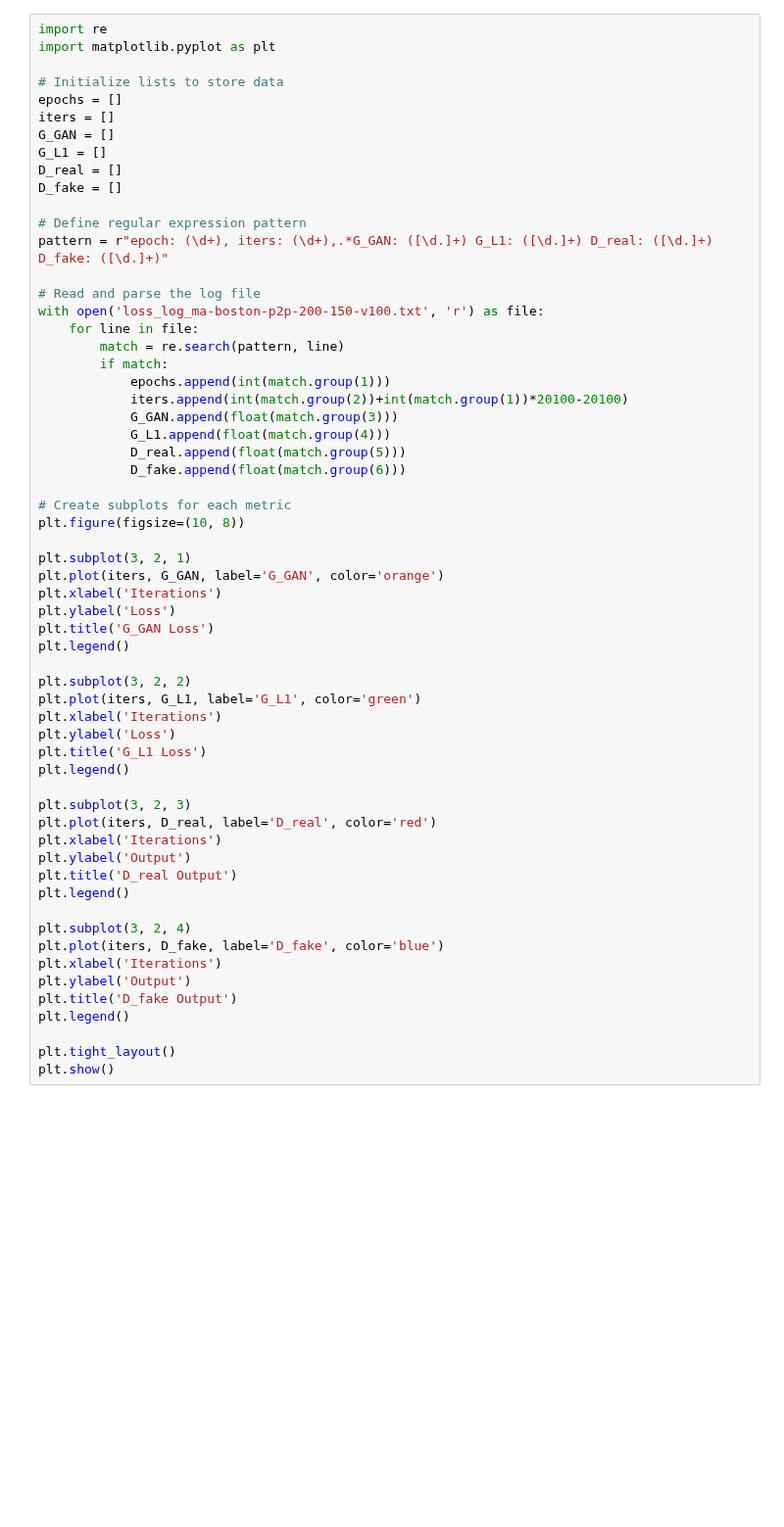
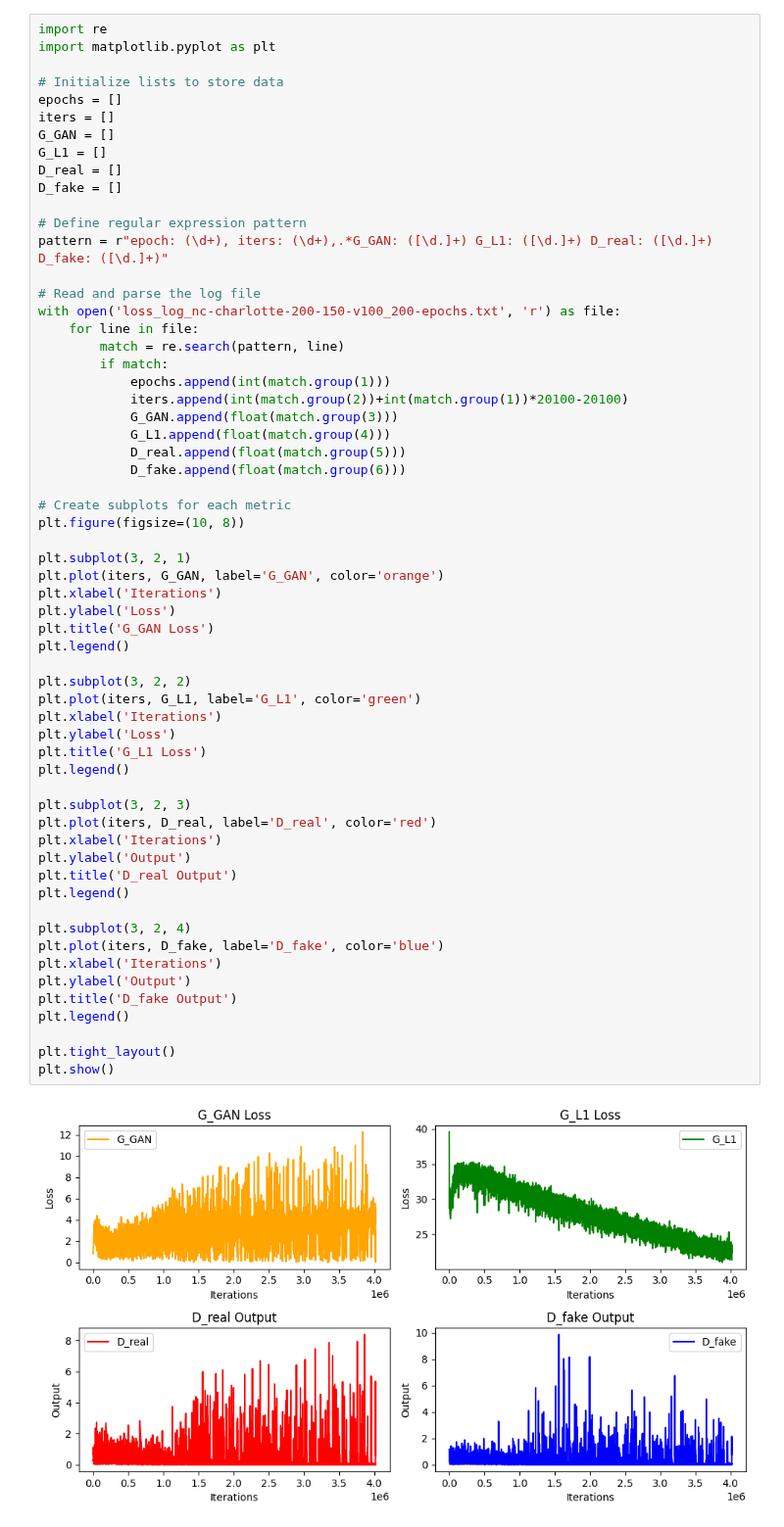
Before and after one commit to scalable-design-participation-lab/re-blocking, a Jupyter notebook: model-evaluation/logs-visualised.ipynb, the cells around one changed output. Shown at 98% size. Saved outputs shown, nothing was run; the diff lists cells and outputs as text; blank space fills up the shorter version.

Commit message:
more training, updated logs at 200 epochs

```diff
--- a/model-evaluation/logs-visualised.ipynb
+++ b/model-evaluation/logs-visualised.ipynb
@@ -14,7 +14,7 @@ D_fake = []
 pattern = r"epoch: (\d+), iters: (\d+),.*G_GAN: ([\d.]+) G_L1: ([\d.]+) D_real: ([\d.]+) D_fake: ([\d.]+)"
 
 # Read and parse the log file
-with open('loss_log_ma-boston-p2p-200-150-v100.txt', 'r') as file:
+with open('loss_log_nc-charlotte-200-150-v100_200-epochs.txt', 'r') as file:
     for line in file:
         match = re.search(pattern, line)
         if match:
@@ -31,30 +31,32 @@ plt.figure(figsize=(10, 8))
 plt.subplot(3, 2, 1)
 plt.plot(iters, G_GAN, label='G_GAN', color='orange')
 plt.xlabel('Iterations')
 plt.ylabel('Loss')
 plt.title('G_GAN Loss')
 plt.legend()
 
 plt.subplot(3, 2, 2)
 plt.plot(iters, G_L1, label='G_L1', color='green')
 plt.xlabel('Iterations')
 plt.ylabel('Loss')
 plt.title('G_L1 Loss')
 plt.legend()
 
 plt.subplot(3, 2, 3)
 plt.plot(iters, D_real, label='D_real', color='red')
 plt.xlabel('Iterations')
 plt.ylabel('Output')
 plt.title('D_real Output')
 plt.legend()
 
 plt.subplot(3, 2, 4)
 plt.plot(iters, D_fake, label='D_fake', color='blue')
 plt.xlabel('Iterations')
 plt.ylabel('Output')
 plt.title('D_fake Output')
 plt.legend()
 
 plt.tight_layout()
 plt.show()
+# %% [output]
+[figure, added]
```
Also changed, not shown: 9 other files.
